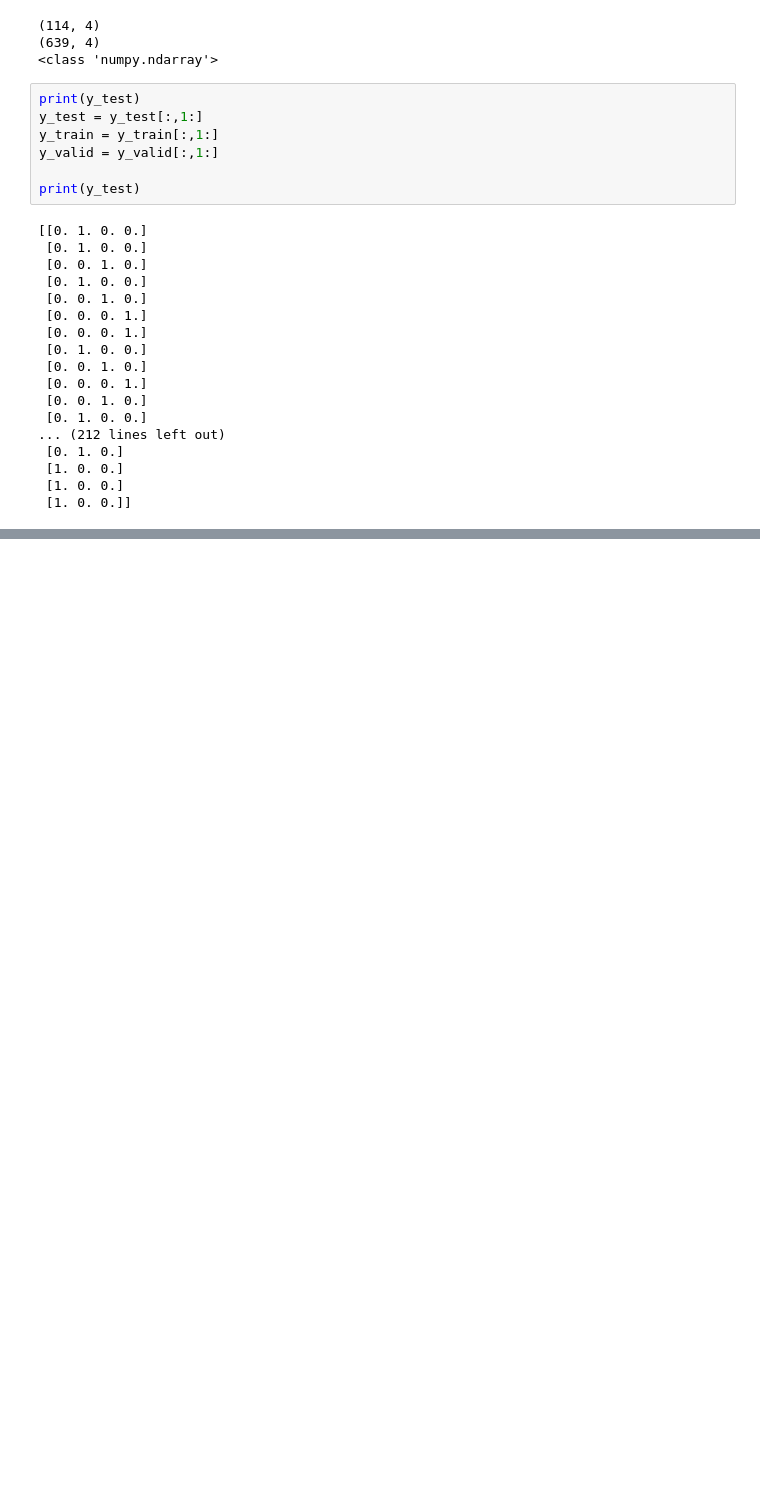
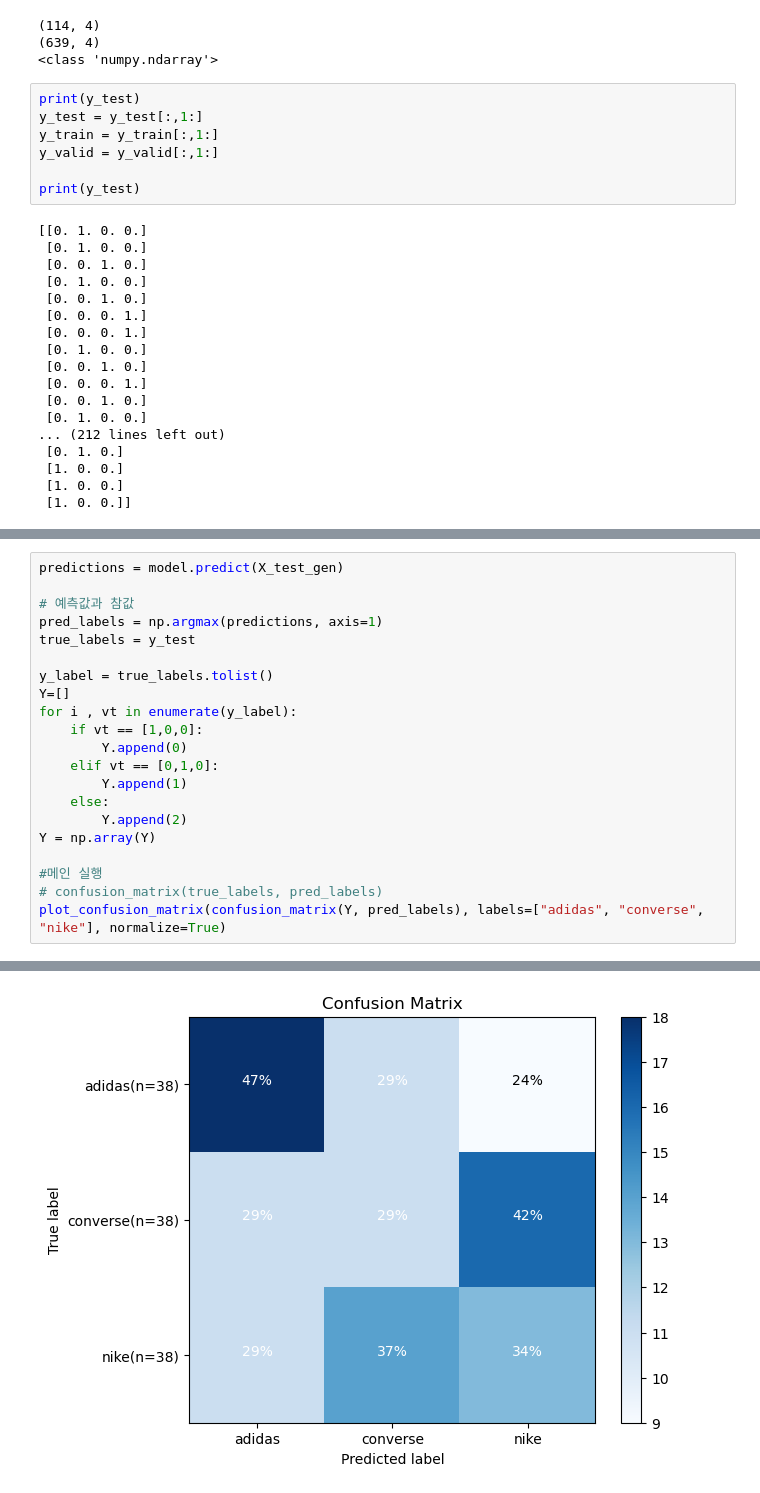
Before and after one commit to Yongjae-0804/KWU-AI-Programming, a Jupyter notebook: Homework/hw_5_연습.ipynb, the cells around one changed output, grey strips where cells are left out. Cells and saved outputs as stored; diff of their text form; blank space fills up the shorter version.

```diff
--- a/Homework/hw_5_연습.ipynb
+++ b/Homework/hw_5_연습.ipynb
@@ -348,0 +366,22 @@ KeyboardInterrupt:
+# %%
+predictions = model.predict(X_test_gen)
+
+# 예측값과 참값
+pred_labels = np.argmax(predictions, axis=1)
+true_labels = y_test
+
+y_label = true_labels.tolist()
+Y=[]
+for i , vt in enumerate(y_label):
+    if vt == [1,0,0]:
+        Y.append(0)
+    elif vt == [0,1,0]:
+        Y.append(1)
+    else:
+        Y.append(2)
+Y = np.array(Y)
+
+#메인 실행
+# confusion_matrix(true_labels, pred_labels)
+plot_confusion_matrix(confusion_matrix(Y, pred_labels), labels=["adidas", "converse", "nike"], normalize=True)
+# %% [output]
@@ -348,0 +389 @@ KeyboardInterrupt:
+[figure, added]
```
Also changed, not shown: parts of 13 cells of this notebook.
